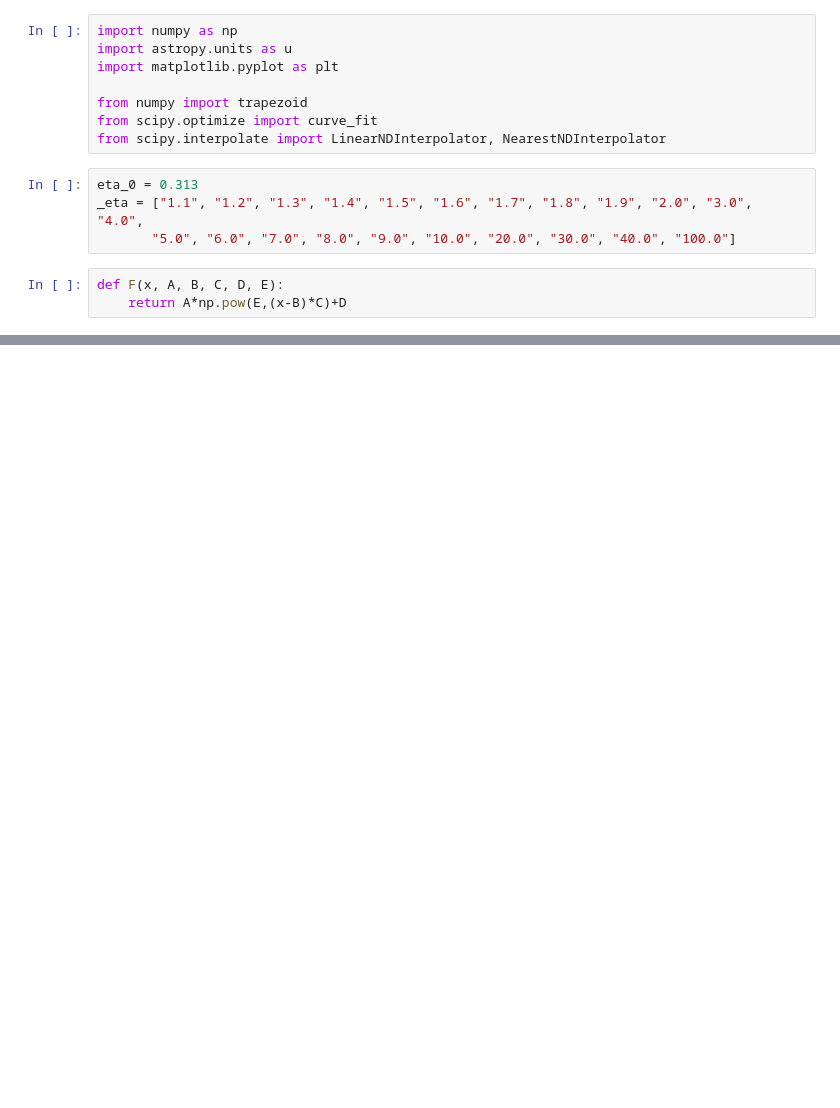
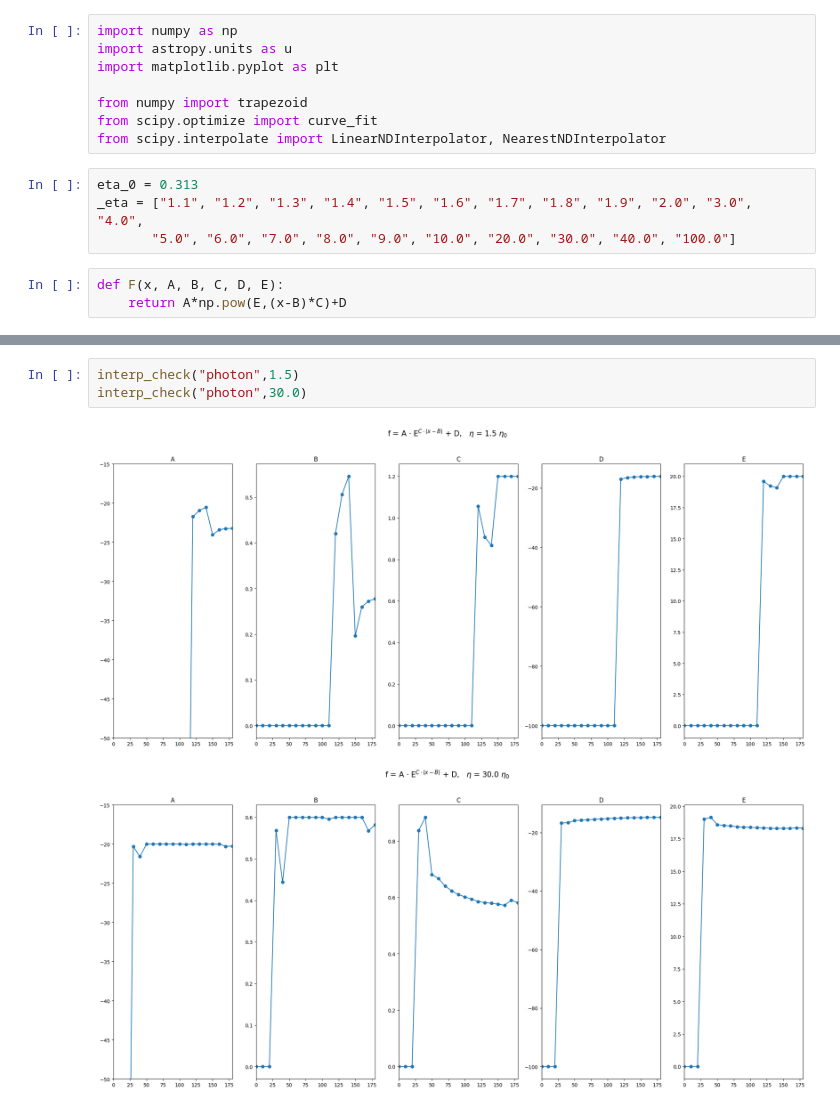
Before and after one commit to pwit07/sophia_next, a Jupyter notebook: src/Fitting.ipynb, the cells around one changed output, grey strips where cells are left out. Saved outputs shown, nothing was run; the diff lists cells and outputs as text; blank space fills up the shorter version.

```diff
--- a/src/Fitting.ipynb
+++ b/src/Fitting.ipynb
@@ -236,3 +263,9 @@ class Fx:
+# %%
+interp_check("photon",1.5)
+interp_check("photon",30.0)
+# %% [output]
+[figure, added]
+[figure, added]
 # %%
 def part_label(particle):
     if particle == "photon":
```
Also changed, not shown: parts of 14 cells of this notebook.
